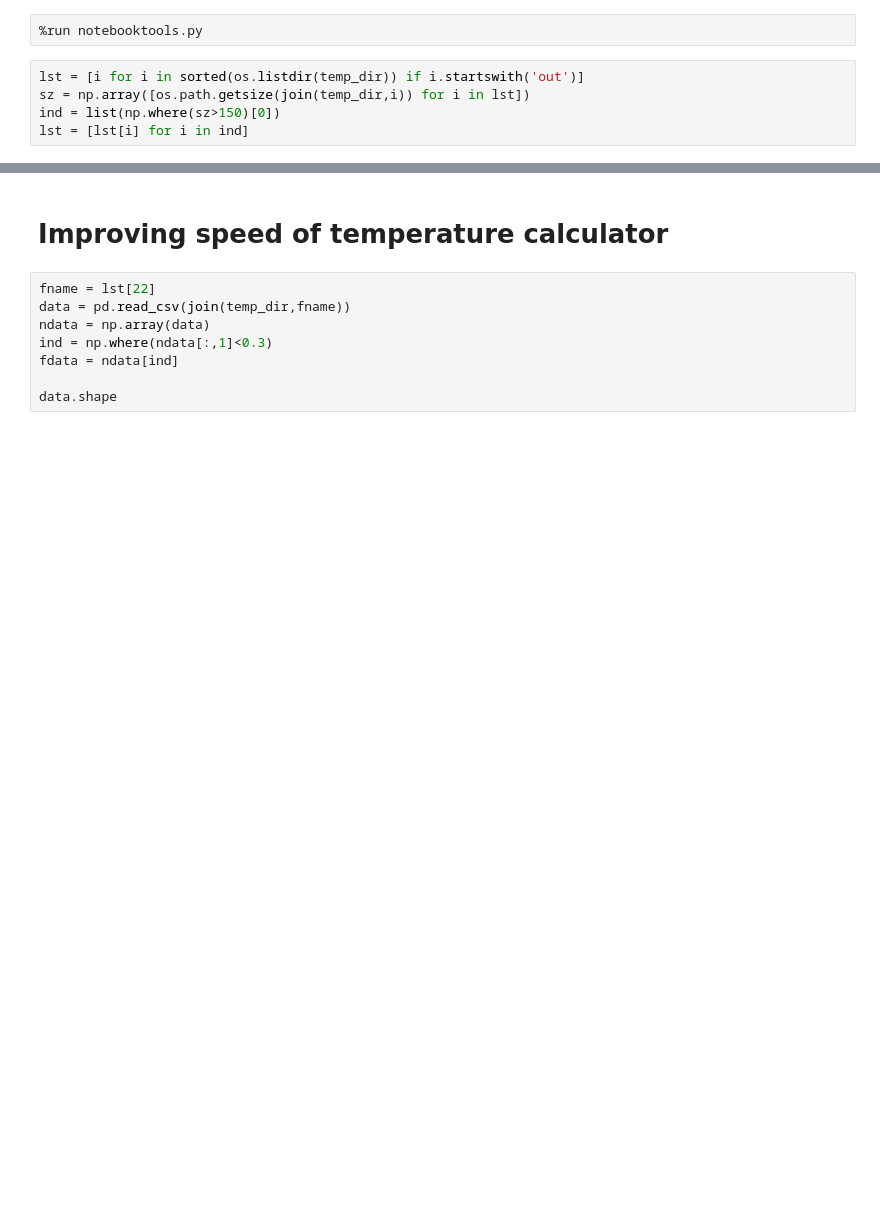
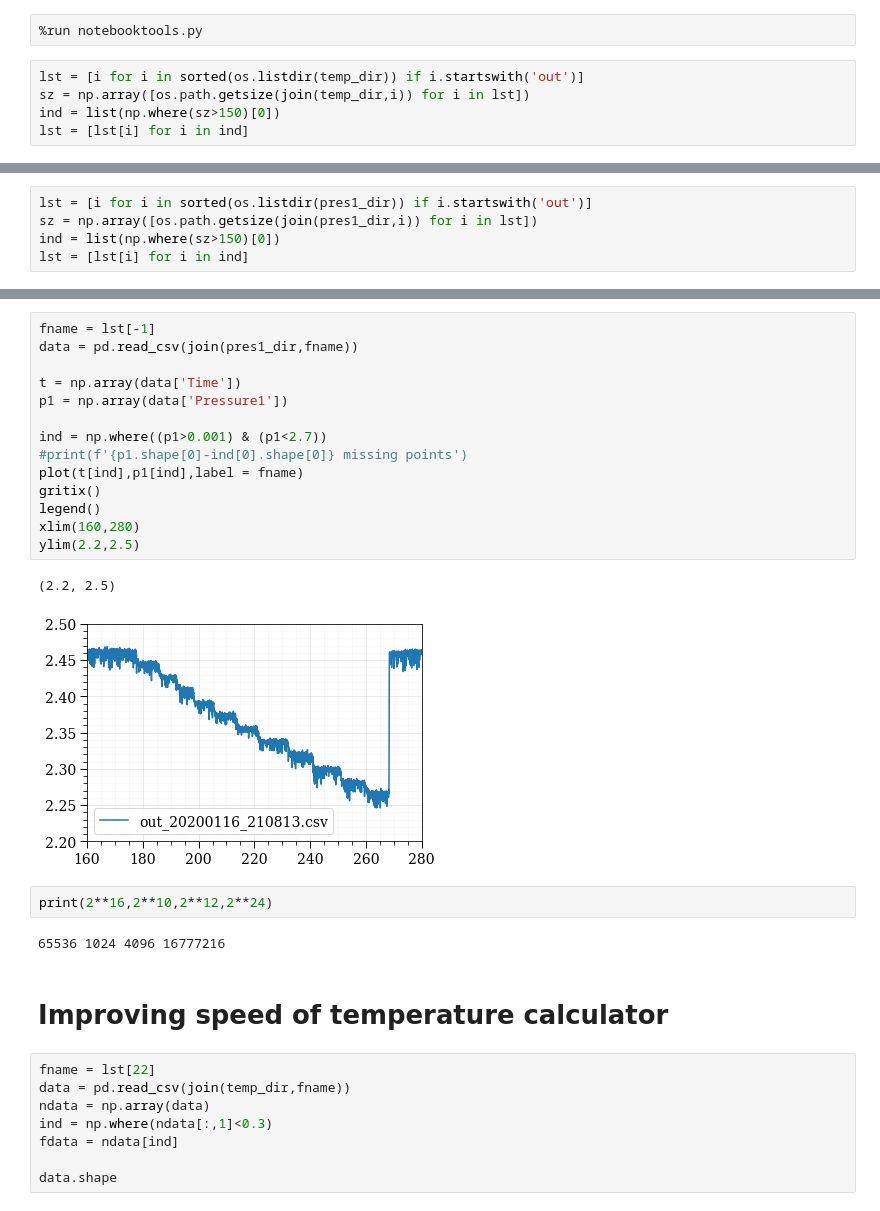
Before and after one commit to queezz/PID_Controll, a Jupyter notebook: browse_data.ipynb, the cells around one changed output, grey strips where cells are left out. Cells and saved outputs as stored; diff of their text form; blank space fills up the shorter version.

```diff
--- a/browse_data.ipynb
+++ b/browse_data.ipynb
@@ -59,0 +62,5 @@ interactive(children=(Dropdown(description='fname', options=('out_20191226185147
+# %%
+lst = [i for i in sorted(os.listdir(pres1_dir)) if i.startswith('out')]
+sz = np.array([os.path.getsize(join(pres1_dir,i)) for i in lst])
+ind = list(np.where(sz>150)[0])
+lst = [lst[i] for i in ind]
@@ -60,3 +95,24 @@ interactive(children=(Dropdown(description='fname', options=('out_20191226185147
+# %%
+fname = lst[-1]
+data = pd.read_csv(join(pres1_dir,fname))
+
+t = np.array(data['Time'])
+p1 = np.array(data['Pressure1'])
+
+ind = np.where((p1>0.001) & (p1<2.7))
+#print(f'{p1.shape[0]-ind[0].shape[0]} missing points')
+plot(t[ind],p1[ind],label = fname)
+gritix()
+legend()
+xlim(160,280)
+ylim(2.2,2.5)
+# %% [output]
+(2.2, 2.5)
+[figure, added]
+# %%
+print(2**16,2**10,2**12,2**24)
+# %% [output]
+65536 1024 4096 16777216
 # %% [markdown]
 # Improving speed of temperature calculator
 # %%
```
Also changed, not shown: parts of 3 cells of this notebook, 1 other file.
